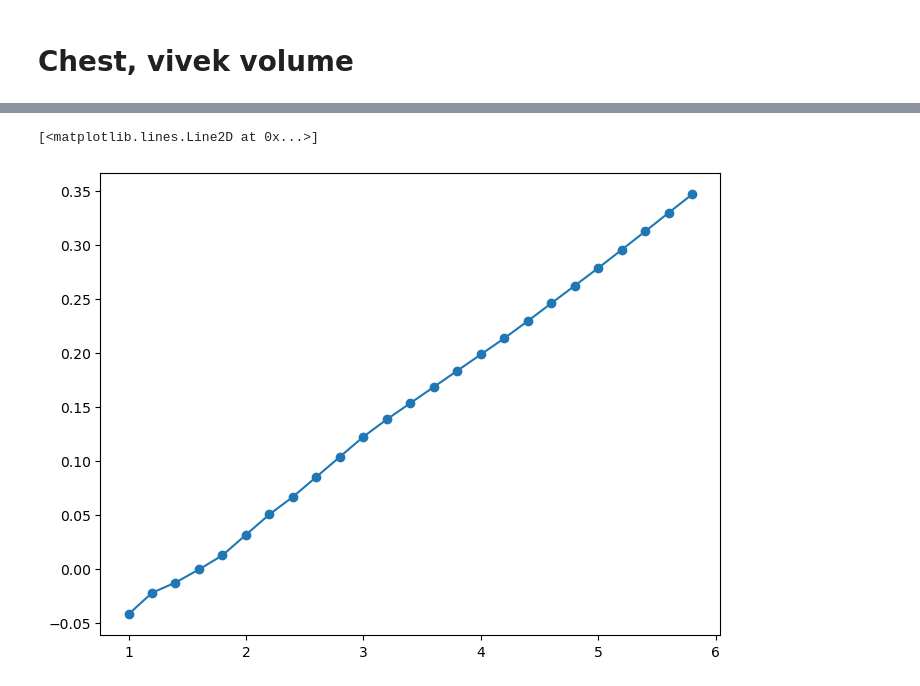
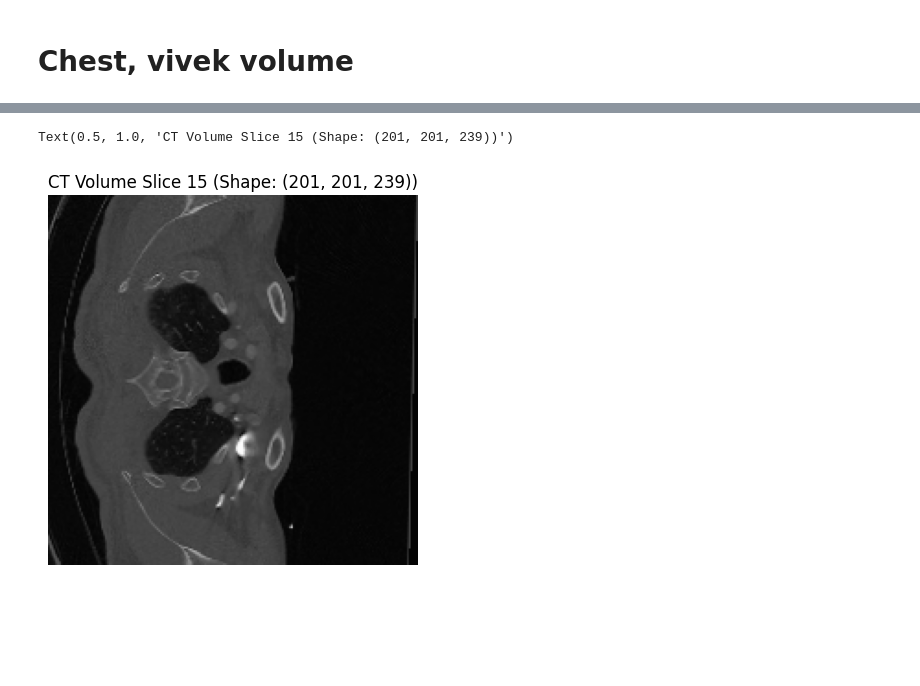
Before and after one commit to gduguey/DiffUS, a Jupyter notebook: notebooks/[DEMO] CT.ipynb, the cells around one changed output, grey strips where cells are left out. Saved outputs shown, nothing was run; the diff lists cells and outputs as text; code cells hidden in the pictures; blank space fills up the shorter version.

```diff
--- a/notebooks/[DEMO] CT.ipynb
+++ b/notebooks/[DEMO] CT.ipynb
@@ -139,7 +135,0 @@ plt.imshow(vivek_ct_vol[:,:,1], cmap='gray', origin="lower")
-# %%
-slice = 1
-x0, y0 = 136,143
-direction_vec_2d = np.array([ -1, 0])
-mask_ct = overlay_cone(vivek_ct_vol[:,:,slice], apex=np.array([x0, y0]), direction_vector=direction_vec_2d, opening_angle=opening_angle)
-plot_overlay_cone(vivek_ct_vol[:,:,slice], mask_ct)
-plt.plot(93, 153, 'r.', markersize=5)
@@ -560,9 +136,7 @@ plt.imshow(img.detach().numpy(), cmap='gray', vmin=0, vmax=intensities.max()*1.5
-# %%
-x = torch.arange(1, 6, step=0.2,dtype=torch.float32).reshape(-1, 1)
-y = model_one.forward(x).detach()
-
-plt.figure(figsize=(8, 6))
-plt.plot(x.numpy(), y, marker='o', label='Predicted Impedance')
-# %% [output]
-[<matplotlib.lines.Line2D at 0x...>]
-[figure, removed]
+# %%
+plt.imshow(vivek_ct_vol[:,:,35], cmap='gray', origin="lower")
+plt.axis('off')
+plt.title("CT Volume Slice {} (Shape: {})".format(slice, vivek_ct_vol.shape))
+# %% [output]
+Text(0.5, 1.0, 'CT Volume Slice 15 (Shape: (201, 201, 239))')
+[figure, added]
```
Also changed, not shown: parts of 39 cells of this notebook, 2 other files.
